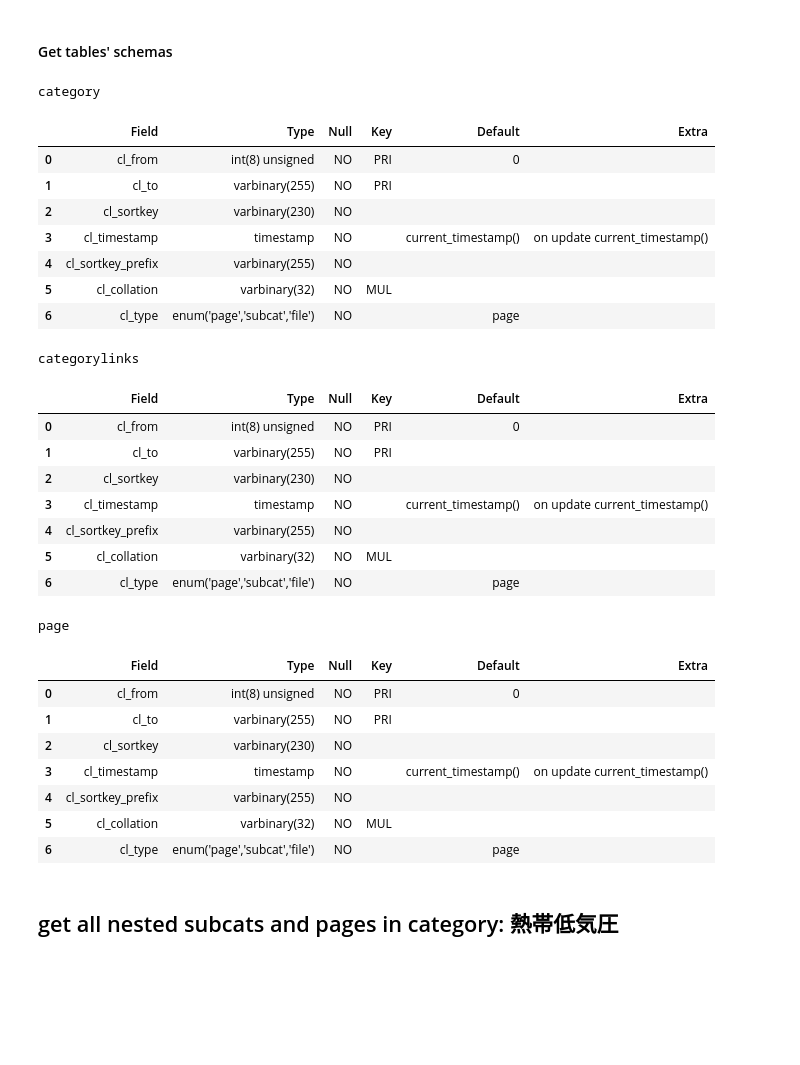
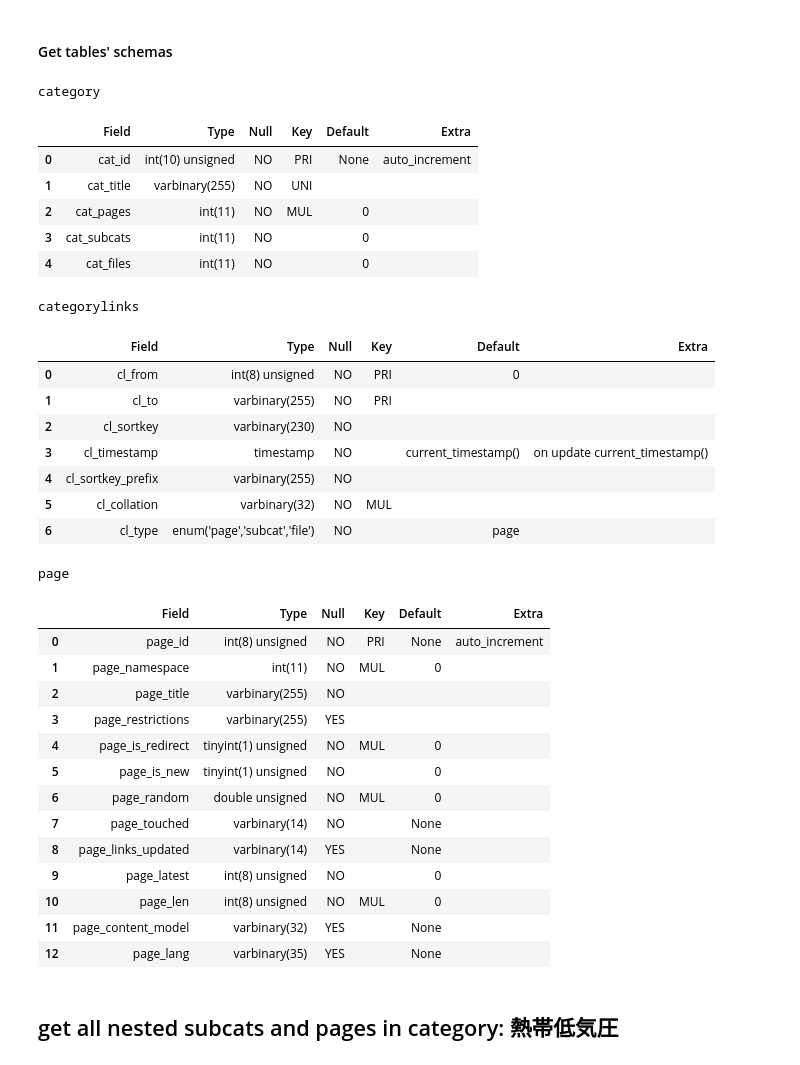
Before and after one commit to bhrdj/predwikt, a Jupyter notebook: notebooks/1.16-sfb-predict-jawiki-cyclone-edits.ipynb, the cells around one changed output. Drawn from its saved outputs; the diff is of its cells as text; code cells hidden in the pictures; blank space fills up the shorter version.

```diff
--- a/notebooks/1.16-sfb-predict-jawiki-cyclone-edits.ipynb
+++ b/notebooks/1.16-sfb-predict-jawiki-cyclone-edits.ipynb
@@ -189,38 +189,42 @@ firstfew = cur.fetchall();   firstfew;
 # %%
 tblnames = list(metadata.tables.keys())
 schemas = {}
 for tn in tblnames:
-    schemas[tn] = pd.read_sql(f'DESCRIBE {tblname};', engine1)
+    schemas[tn] = pd.read_sql(f'DESCRIBE {tn};', engine1)
     print(tn)
     display(schemas[tn])
 # %% [output]
 category
 |  | Field | Type | Null | Key | Default | Extra |
-| 0 | cl_from | int(8) unsigned | NO | PRI | 0 |  |
-| 1 | cl_to | varbinary(255) | NO | PRI |  |  |
-| 2 | cl_sortkey | varbinary(230) | NO |  |  |  |
-| 3 | cl_timestamp | timestamp | NO |  | current_timestamp() | on update current_timestamp() |
-| 4 | cl_sortkey_prefix | varbinary(255) | NO |  |  |  |
-| 5 | cl_collation | varbinary(32) | NO | MUL |  |  |
-| 6 | cl_type | enum('page','subcat','file') | NO |  | page |  |
+| 0 | cat_id | int(10) unsigned | NO | PRI | None | auto_increment |
+| 1 | cat_title | varbinary(255) | NO | UNI |  |  |
+| 2 | cat_pages | int(11) | NO | MUL | 0 |  |
+| 3 | cat_subcats | int(11) | NO |  | 0 |  |
+| 4 | cat_files | int(11) | NO |  | 0 |  |
 categorylinks
 |  | Field | Type | Null | Key | Default | Extra |
 | 0 | cl_from | int(8) unsigned | NO | PRI | 0 |  |
 | 1 | cl_to | varbinary(255) | NO | PRI |  |  |
 | 2 | cl_sortkey | varbinary(230) | NO |  |  |  |
 | 3 | cl_timestamp | timestamp | NO |  | current_timestamp() | on update current_timestamp() |
 | 4 | cl_sortkey_prefix | varbinary(255) | NO |  |  |  |
 | 5 | cl_collation | varbinary(32) | NO | MUL |  |  |
 | 6 | cl_type | enum('page','subcat','file') | NO |  | page |  |
 page
 |  | Field | Type | Null | Key | Default | Extra |
-| 0 | cl_from | int(8) unsigned | NO | PRI | 0 |  |
-| 1 | cl_to | varbinary(255) | NO | PRI |  |  |
-| 2 | cl_sortkey | varbinary(230) | NO |  |  |  |
-| 3 | cl_timestamp | timestamp | NO |  | current_timestamp() | on update current_timestamp() |
-| 4 | cl_sortkey_prefix | varbinary(255) | NO |  |  |  |
-| 5 | cl_collation | varbinary(32) | NO | MUL |  |  |
-| 6 | cl_type | enum('page','subcat','file') | NO |  | page |  |
+| 0 | page_id | int(8) unsigned | NO | PRI | None | auto_increment |
+| 1 | page_namespace | int(11) | NO | MUL | 0 |  |
+| 2 | page_title | varbinary(255) | NO |  |  |  |
+| 3 | page_restrictions | varbinary(255) | YES |  |  |  |
+| 4 | page_is_redirect | tinyint(1) unsigned | NO | MUL | 0 |  |
+| 5 | page_is_new | tinyint(1) unsigned | NO |  | 0 |  |
+| 6 | page_random | double unsigned | NO | MUL | 0 |  |
+| 7 | page_touched | varbinary(14) | NO |  | None |  |
+| 8 | page_links_updated | varbinary(14) | YES |  | None |  |
+| 9 | page_latest | int(8) unsigned | NO |  | 0 |  |
+| 10 | page_len | int(8) unsigned | NO | MUL | 0 |  |
+| 11 | page_content_model | varbinary(32) | YES |  | None |  |
+| 12 | page_lang | varbinary(35) | YES |  | None |  |
 # %% [markdown]
 ## get all nested subcats and pages in category: 熱帯低気圧
 # %% [markdown]
```
Also changed, not shown: parts of 6 cells of this notebook, 6 other files.
